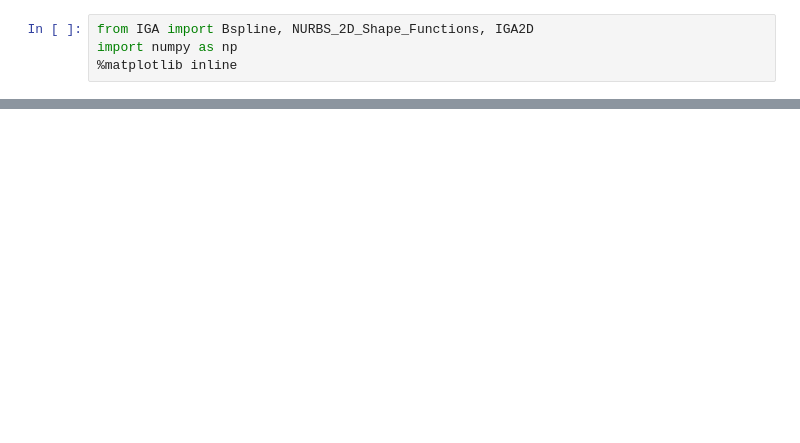
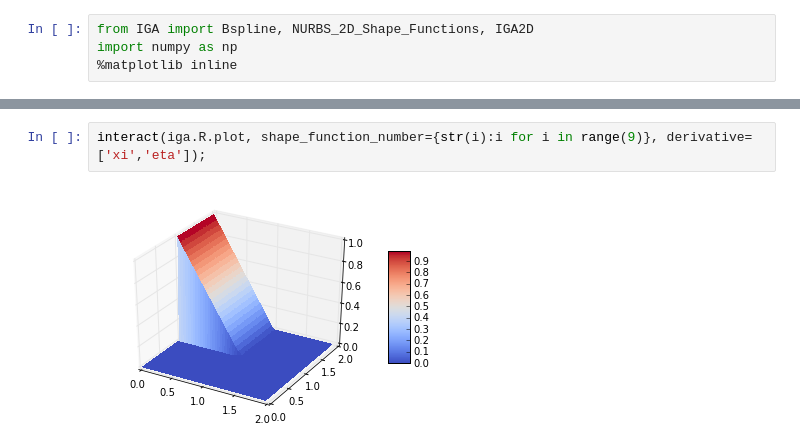
Before and after one commit to johntfoster/IGA, a Jupyter notebook: IGA.test.ipynb, the cells around one changed output, grey strips where cells are left out. Drawn from its saved outputs; the diff is of its cells as text; blank space fills up the shorter version.

```diff
--- a/IGA.test.ipynb
+++ b/IGA.test.ipynb
@@ -17,0 +21,4 @@ test.R.N.plot()
+# %%
+interact(iga.R.plot, shape_function_number={str(i):i for i in range(9)}, derivative=['xi','eta']);
+# %% [output]
+[figure, added]
```
Also changed, not shown: parts of 3 cells of this notebook, 1 other file.
